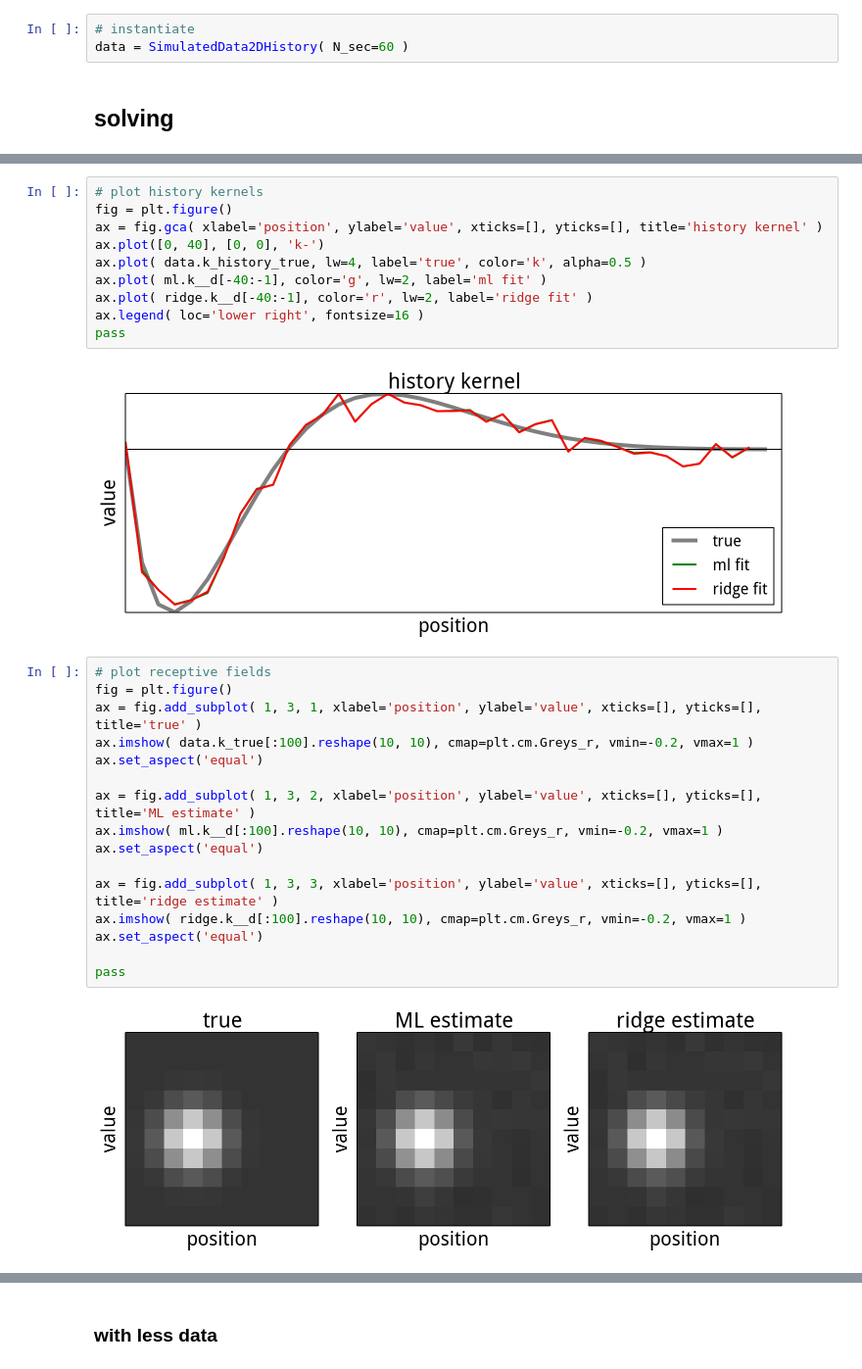
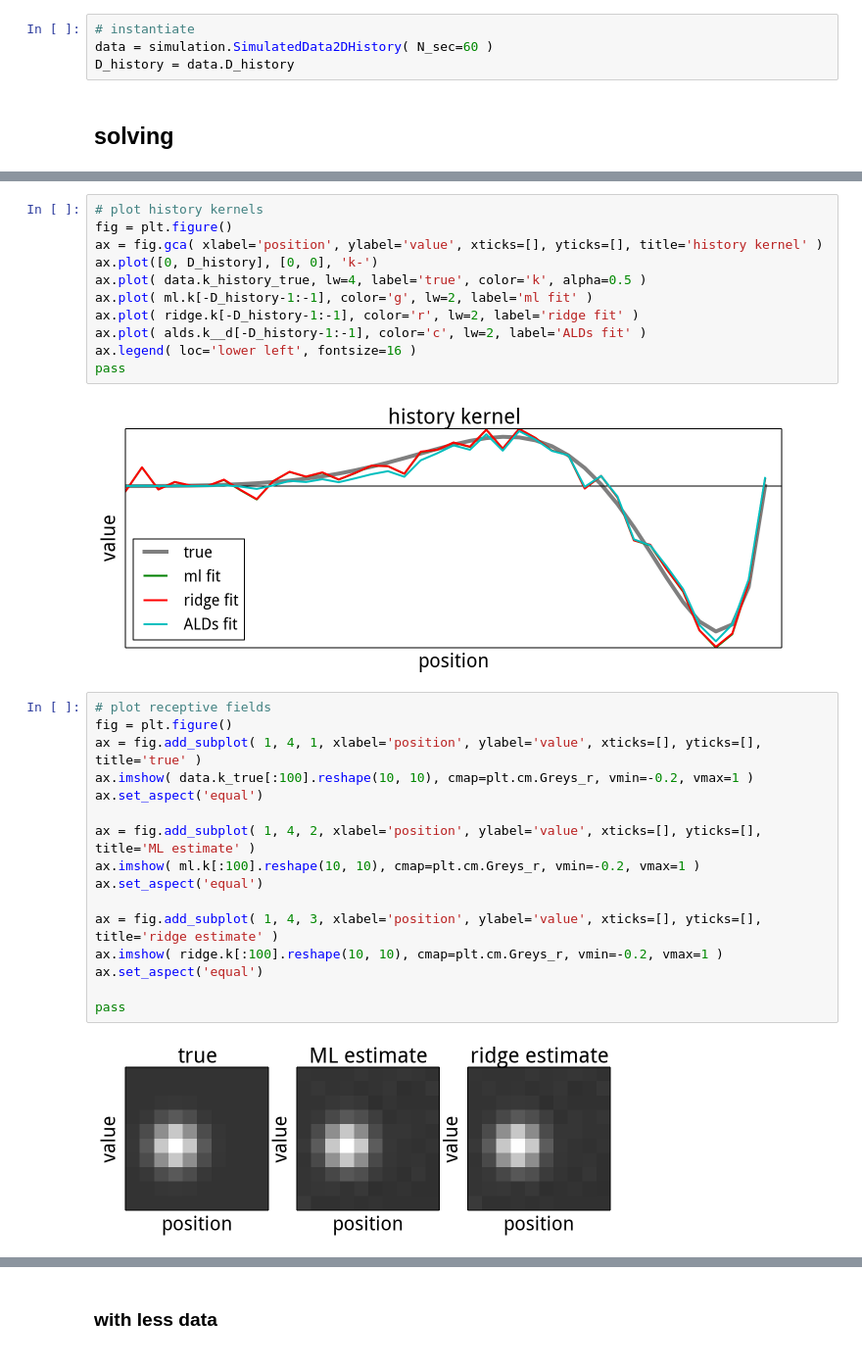
Before and after one commit to rabbitmcrabbit/glm.retina, a Jupyter notebook: demo.ipynb, the cells around one changed output, grey strips where cells are left out. Shown at 98% size. Saved outputs shown, nothing was run; the diff lists cells and outputs as text.

```diff
--- a/demo.ipynb
+++ b/demo.ipynb
@@ -147,6 +130,7 @@ class SimulatedData2DHistory( simulation.SimulatedDataHistory, SimulatedData2D )
 # %%
 # instantiate
-data = SimulatedData2DHistory( N_sec=60 )
+data = simulation.SimulatedData2DHistory( N_sec=60 )
+D_history = data.D_history
 # %% [markdown]
 ## solving
 # %%
@@ -163,29 +153,30 @@ ridge.solve( verbose=False )
 # plot history kernels
 fig = plt.figure()
 ax = fig.gca( xlabel='position', ylabel='value', xticks=[], yticks=[], title='history kernel' )
-ax.plot([0, 40], [0, 0], 'k-')
+ax.plot([0, D_history], [0, 0], 'k-')
 ax.plot( data.k_history_true, lw=4, label='true', color='k', alpha=0.5 )
-ax.plot( ml.k__d[-40:-1], color='g', lw=2, label='ml fit' )
-ax.plot( ridge.k__d[-40:-1], color='r', lw=2, label='ridge fit' )
-ax.legend( loc='lower right', fontsize=16 )
+ax.plot( ml.k[-D_history-1:-1], color='g', lw=2, label='ml fit' )
+ax.plot( ridge.k[-D_history-1:-1], color='r', lw=2, label='ridge fit' )
+ax.plot( alds.k__d[-D_history-1:-1], color='c', lw=2, label='ALDs fit' )
+ax.legend( loc='lower left', fontsize=16 )
 pass
 # %% [output]
-[figure, old version]
+[figure, new version]
 # %%
 # plot receptive fields
 fig = plt.figure()
-ax = fig.add_subplot( 1, 3, 1, xlabel='position', ylabel='value', xticks=[], yticks=[], title='true' )
+ax = fig.add_subplot( 1, 4, 1, xlabel='position', ylabel='value', xticks=[], yticks=[], title='true' )
 ax.imshow( data.k_true[:100].reshape(10, 10), cmap=plt.cm.Greys_r, vmin=-0.2, vmax=1 )
 ax.set_aspect('equal')
 
-ax = fig.add_subplot( 1, 3, 2, xlabel='position', ylabel='value', xticks=[], yticks=[], title='ML estimate' )
-ax.imshow( ml.k__d[:100].reshape(10, 10), cmap=plt.cm.Greys_r, vmin=-0.2, vmax=1 )
+ax = fig.add_subplot( 1, 4, 2, xlabel='position', ylabel='value', xticks=[], yticks=[], title='ML estimate' )
+ax.imshow( ml.k[:100].reshape(10, 10), cmap=plt.cm.Greys_r, vmin=-0.2, vmax=1 )
 ax.set_aspect('equal')
 
-ax = fig.add_subplot( 1, 3, 3, xlabel='position', ylabel='value', xticks=[], yticks=[], title='ridge estimate' )
-ax.imshow( ridge.k__d[:100].reshape(10, 10), cmap=plt.cm.Greys_r, vmin=-0.2, vmax=1 )
+ax = fig.add_subplot( 1, 4, 3, xlabel='position', ylabel='value', xticks=[], yticks=[], title='ridge estimate' )
+ax.imshow( ridge.k[:100].reshape(10, 10), cmap=plt.cm.Greys_r, vmin=-0.2, vmax=1 )
 ax.set_aspect('equal')
 
 pass
 # %% [output]
-[figure, old version]
+[figure, new version]
```
Also changed, not shown: parts of 39 cells of this notebook, 1 other file.
